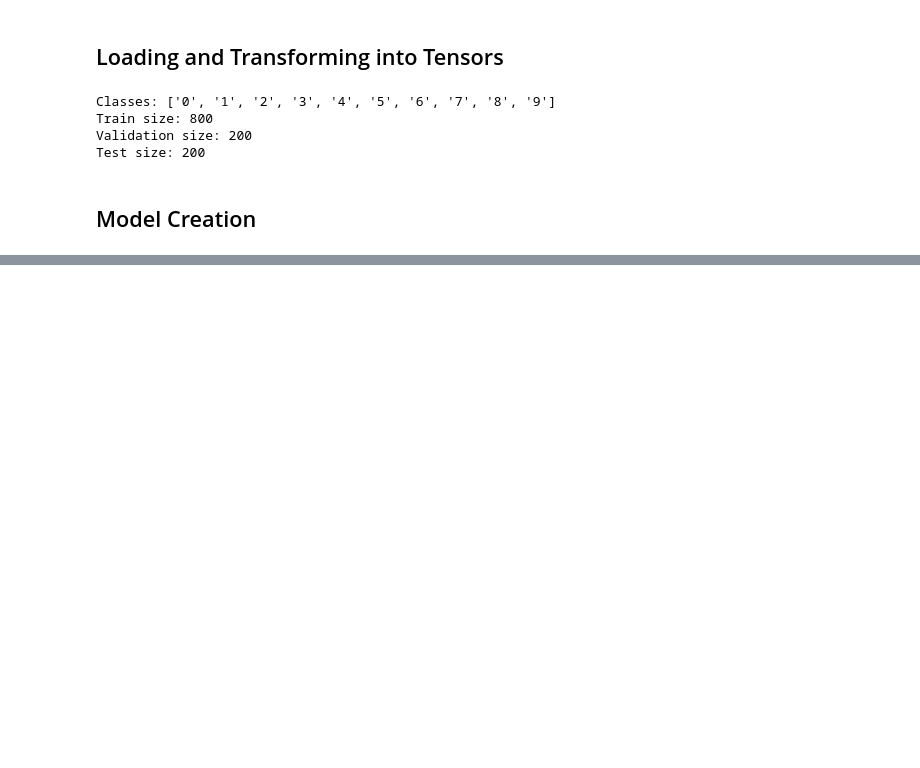
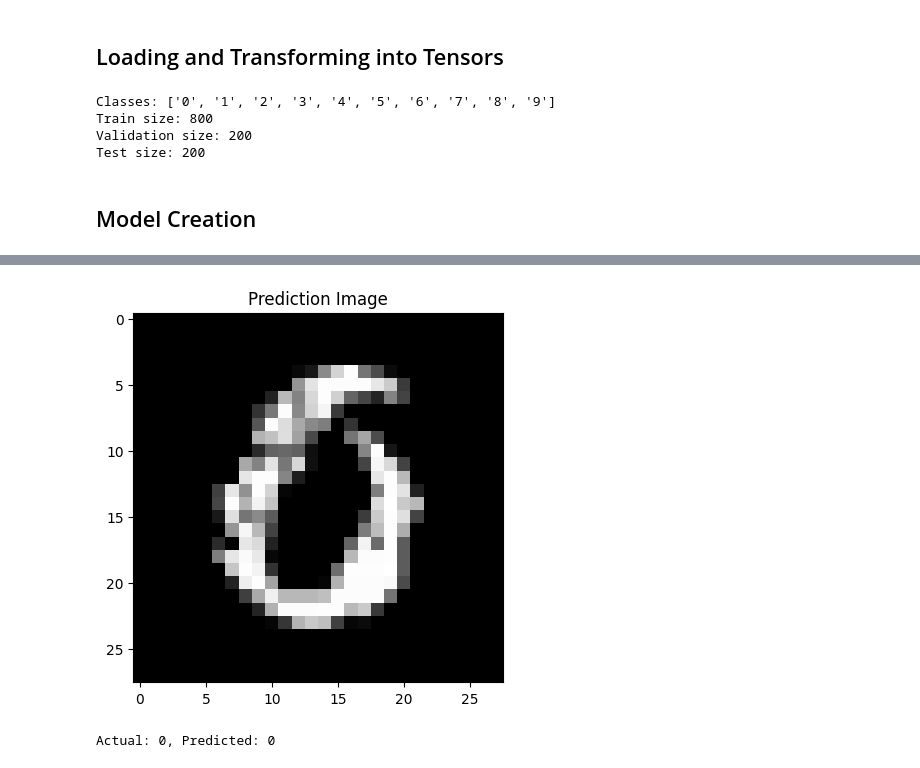
Before and after one commit to ShrDar/Digit-Prediction-Model, a Jupyter notebook: notebooks/Neural_Network_Pytorch.ipynb, the cells around one changed output, grey strips where cells are left out. Cells and saved outputs as stored; diff of their text form; code cells hidden in the pictures; blank space fills up the shorter version.

```diff
--- a/notebooks/Neural_Network_Pytorch.ipynb
+++ b/notebooks/Neural_Network_Pytorch.ipynb
@@ -180,0 +290,20 @@ Train Accuracy: 0.8000, Val Accuracy: 0.7900
+# %%
+predImage = Image.open('../data/mnistmini/testing/0/1438.png')
+
+plt.title("Prediction Image")
+plt.imshow(predImage, cmap = "gray")
+plt.show()
+
+model.eval()
+
+with torch.no_grad():
+    image_tensor = other_transform(predImage)
+    image_tensor = image_tensor.unsqueeze(0).to(device)
+
+    output = model(image_tensor)
+    _, predicted = torch.max(output, 1)
+
+print(f"Actual: 0, Predicted: {predicted.item()}")
+# %% [output]
+[figure, added]
+Actual: 0, Predicted: 0
```
Also changed, not shown: parts of 8 cells of this notebook.
